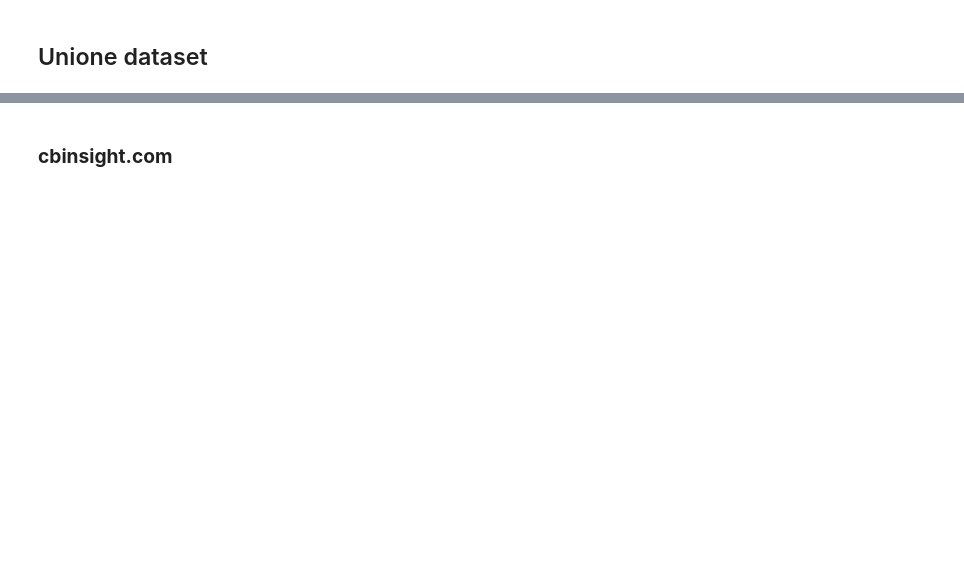
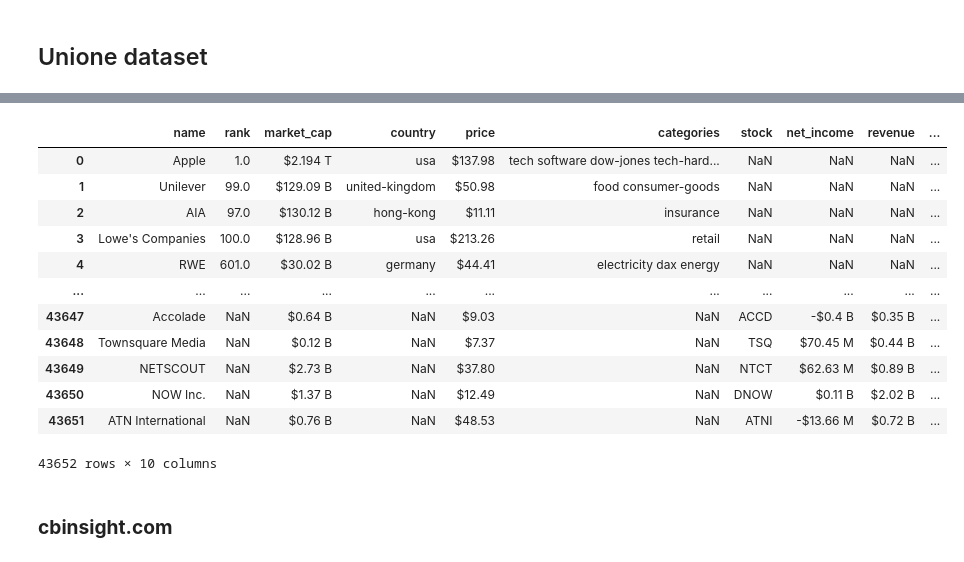
Before and after one commit to Elisabetta99/IDD_HW8, a Jupyter notebook: schemaAlignment.ipynb, the cells around one changed output, grey strips where cells are left out. Saved outputs shown, nothing was run; the diff lists cells and outputs as text; code cells hidden in the pictures; blank space fills up the shorter version.

```diff
--- a/schemaAlignment.ipynb
+++ b/schemaAlignment.ipynb
@@ -5,0 +370,3 @@ import numpy as np
+# %%
+marketCap_datasets[5].rename(columns={'market_capitalization_USD': 'market_cap'}, inplace = True)
+marketCap_datasets[5].head(5)
@@ -5,0 +386,8 @@ import numpy as np
+# %%
+marketCap_datasets[6] = marketCap_datasets[6].drop(['change(1day)', 'change(1year)', 'categories'], axis = 1)
+marketCap_datasets[6].rename(columns={'code': 'stock',
+                                      'marketcap': 'market_cap',
+                                      'sharePrice': 'price'}, inplace = True)
+
+marketCap_datasets[6]['rank']=marketCap_datasets[6]['rank'].astype(object)
+marketCap_datasets[6].columns
@@ -5,0 +402,10 @@ import numpy as np
+# %%
+marketCap_datasets[7] = marketCap_datasets[7].drop(['Unnamed: 0', 'ID', 'Shares', 'URL'], axis = 1)
+marketCap_datasets[7].rename(columns={'Name': 'name',
+                                      'Company code': 'stock',
+                                      'Marketcap': 'market_cap',
+                                      'Share price': 'price',
+                                      'Earnings': 'net_income',
+                                      'Revenue': 'revenue',
+                                      'Employees': 'number_of_employees'}, inplace = True)
+marketCap_datasets[7].head(5)
@@ -5,0 +423,3 @@ import numpy as np
+# %%
+marketCap_datasets[8].drop(['Company ID', 'Category', 'Hash'], axis = 1) #Questo dataset è inutile
+marketCap_datasets.pop()
@@ -5,0 +440,20 @@ import numpy as np
+# %%
+companiesMarketCap_merged = pd.merge(marketCap_datasets[0], marketCap_datasets[1], how = 'outer', on = None)
+for i in range(2, len(marketCap_datasets)):
+  companiesMarketCap_merged = pd.merge(companiesMarketCap_merged, marketCap_datasets[i], how = 'outer', on = None)
+
+companiesMarketCap_merged
+# %% [output]
+|  | name | rank | market_cap | country | price | categories | stock | net_income | revenue | ... |
+| 0 | Apple | 1.0 | $2.194 T | usa | $137.98 | tech software dow-jones tech-hard... | NaN | NaN | NaN | ... |
+| 1 | Unilever | 99.0 | $129.09 B | united-kingdom | $50.98 | food consumer-goods | NaN | NaN | NaN | ... |
+| 2 | AIA | 97.0 | $130.12 B | hong-kong | $11.11 | insurance | NaN | NaN | NaN | ... |
+| 3 | Lowe's Companies | 100.0 | $128.96 B | usa | $213.26 | retail | NaN | NaN | NaN | ... |
+| 4 | RWE | 601.0 | $30.02 B | germany | $44.41 | electricity dax energy | NaN | NaN | NaN | ... |
+| ... | ... | ... | ... | ... | ... | ... | ... | ... | ... | ... |
+| 43647 | Accolade | NaN | $0.64 B | NaN | $9.03 | NaN | ACCD | -$0.4 B | $0.35 B | ... |
+| 43648 | Townsquare Media | NaN | $0.12 B | NaN | $7.37 | NaN | TSQ | $70.45 M | $0.44 B | ... |
+| 43649 | NETSCOUT | NaN | $2.73 B | NaN | $37.80 | NaN | NTCT | $62.63 M | $0.89 B | ... |
+| 43650 | NOW Inc. | NaN | $1.37 B | NaN | $12.49 | NaN | DNOW | $0.11 B | $2.02 B | ... |
+| 43651 | ATN International | NaN | $0.76 B | NaN | $48.53 | NaN | ATNI | -$13.66 M | $0.72 B | ... |
+43652 rows × 10 columns
```
Also changed, not shown: parts of 80 cells of this notebook.
